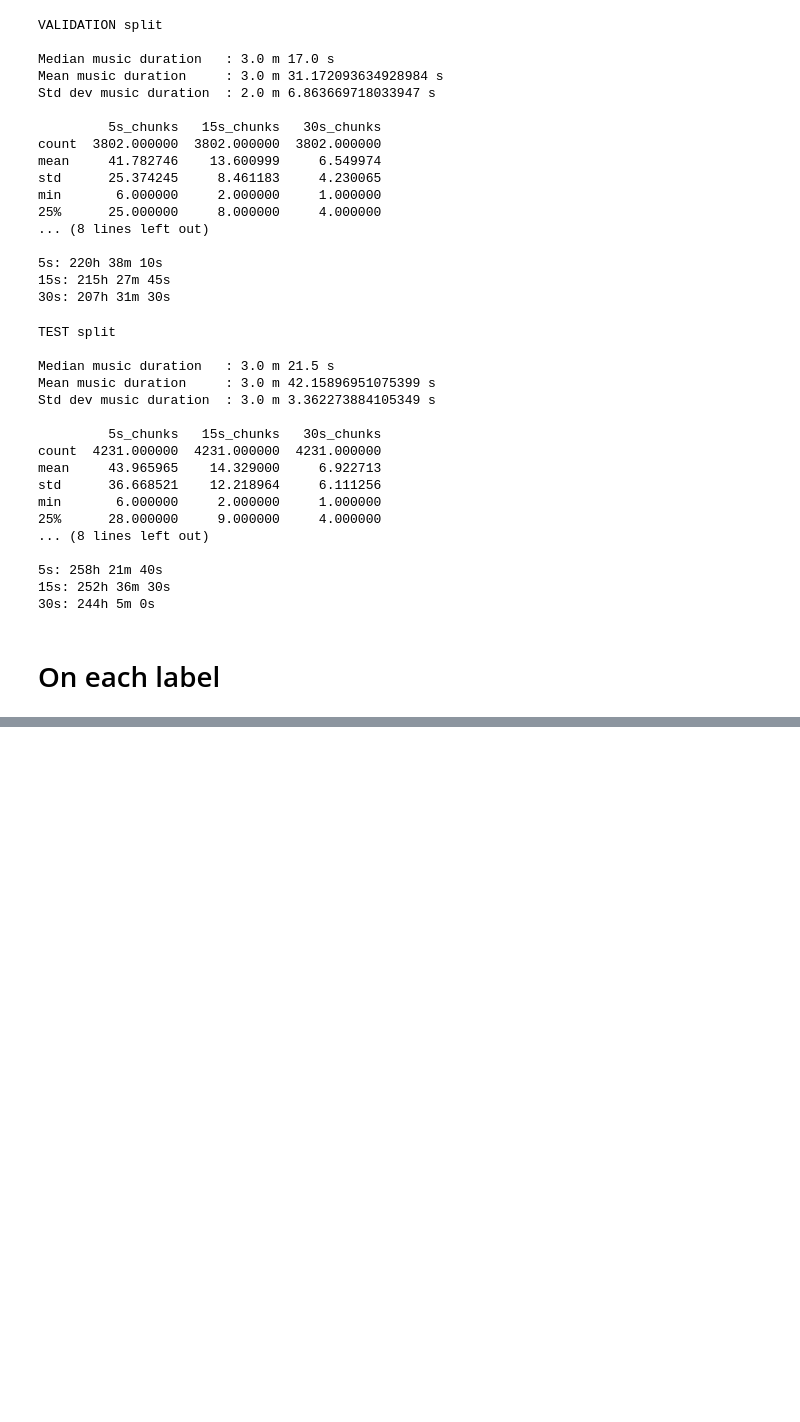
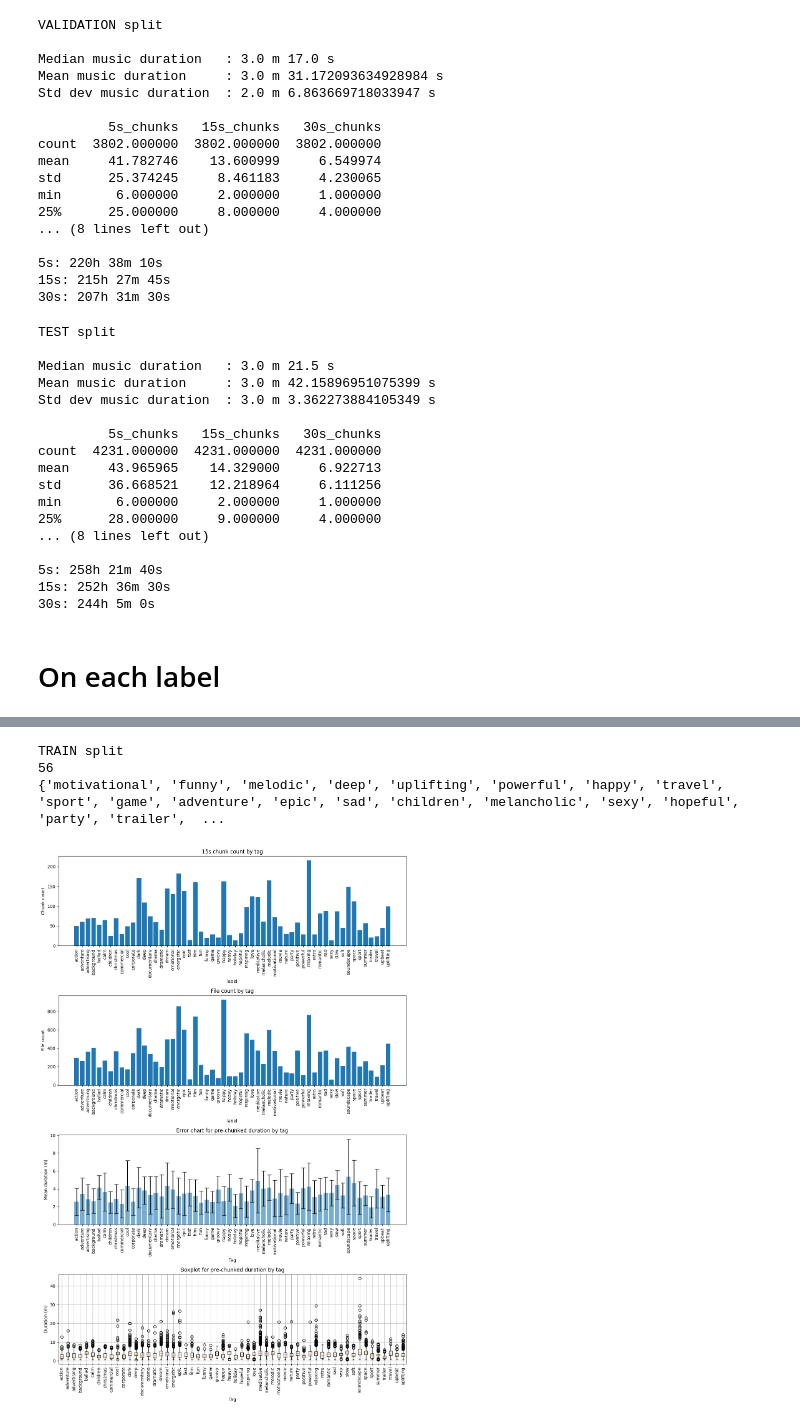
Before and after one commit to hugoalfedoputra/mudelling, a Jupyter notebook: prep/eda.ipynb, the cells around one changed output, grey strips where cells are left out. Drawn from its saved outputs; the diff is of its cells as text; code cells hidden in the pictures; blank space fills up the shorter version.

```diff
--- a/prep/eda.ipynb
+++ b/prep/eda.ipynb
@@ -372,7 +372,7 @@ def boxplot_plotter(
     return ax
 
 
-def describe_split_labels(filename: str):
+def describe_split_labels(filename: str, sort_index=False):
     print(f"{filename.split("_")[1].split("-")[1].upper()} split")
 
     df = pd.read_csv(filename)
@@ -449,7 +449,10 @@ def describe_split_labels(filename: str):
     # print(grouped.sort_index())
     # print(grouped.head())
 
-    sorted_grouped = grouped.sort_values(by="15s_chunk_dur", ascending=False)
+    if sort_index:
+        sorted_grouped = grouped.sort_index()
+    else:
+        sorted_grouped = grouped.sort_values(by="15s_chunk_dur", ascending=False)
 
     _, axes = plt.subplots(nrows=4, ncols=1, figsize=(12, 18))
 
@@ -533 +536,8 @@ VALIDATION split
 [figure]
+# %%
+describe_split_labels("./autotagging_moodtheme-train_clean.csv", sort_index=True)
+# %% [output]
+TRAIN split
+56
+{'motivational', 'funny', 'melodic', 'deep', 'uplifting', 'powerful', 'happy', 'travel', 'sport', 'game', 'adventure', 'epic', 'sad', 'children', 'melancholic', 'sexy', 'hopeful', 'party', 'trailer',  ...
+[figure, added]
```
Also changed, not shown: parts of 2 cells of this notebook, 13 other files.
